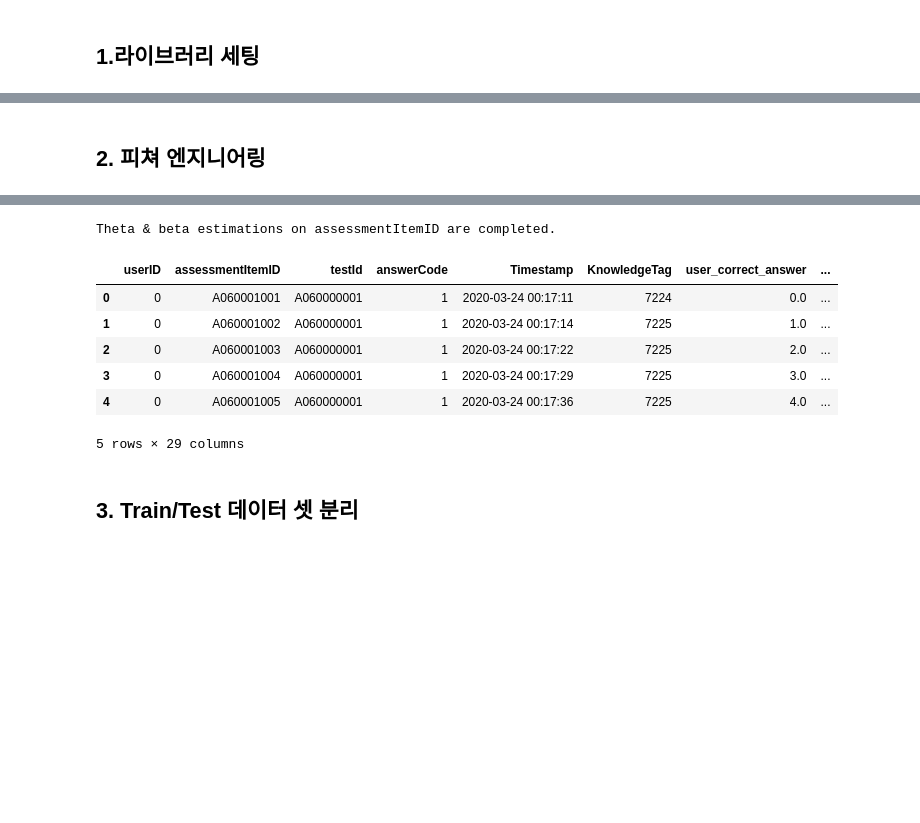
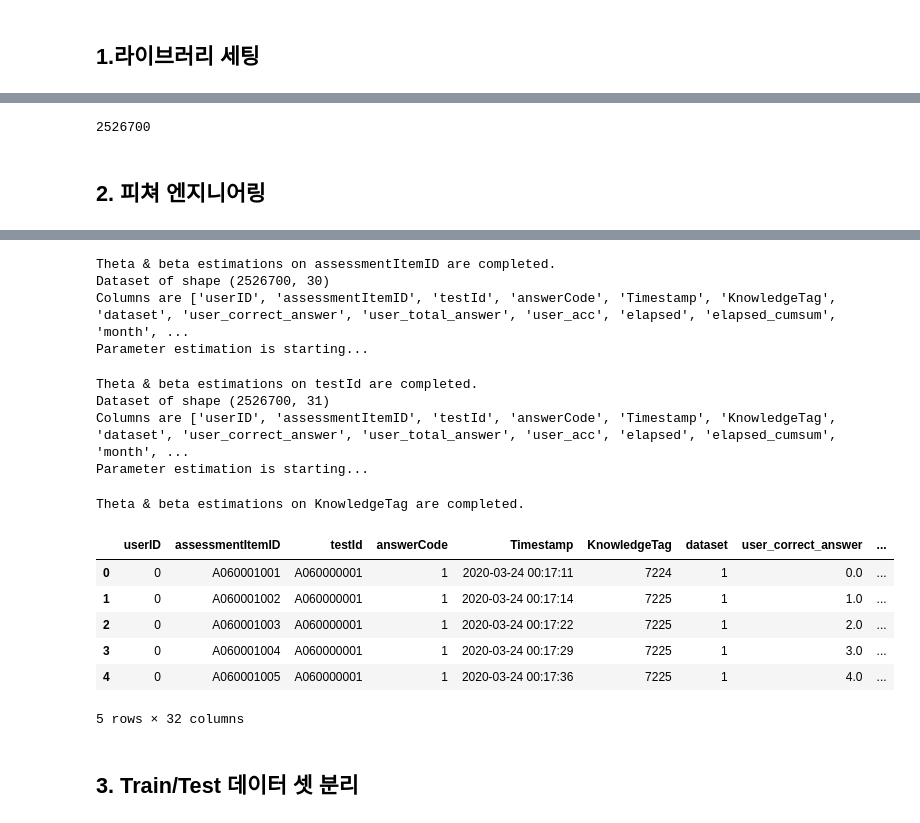
Before and after one commit to boostcampaitech5/level2_dkt-recsys-02, a Jupyter notebook: code/LGBM/LGBM_final.ipynb, the cells around one changed output, grey strips where cells are left out. Saved outputs shown, nothing was run; the diff lists cells and outputs as text; code cells hidden in the pictures; blank space fills up the shorter version.

```diff
--- a/code/LGBM/LGBM_ver1.ipynb
+++ b/code/LGBM/LGBM_final.ipynb
@@ -38,2 +38,13 @@ Wall time: 2.75 s
+# %%
+# 데이터데이터 + 훈련데이터 concat해서 피쳐 엔지니어링 -> 아이템 피쳐를 공유
+test_df = pd.read_csv(DATA_PATH+'test_data.csv' , dtype=dtype, parse_dates=['Timestamp'])
+test_df = test_df.sort_values(by=['userID', 'Timestamp']).reset_index(drop=True)
+df['dataset'] = 1
+test_df['dataset'] = 2
+all_df = pd.concat([df,test_df],axis=0)
+# %%
+len(all_df)
+# %% [output]
+2526700
 # %% [markdown]
 ## 2. 피쳐 엔지니어링
@@ -108,6 +117,6 @@ def feature_engineering(df):
 # %%
 #elo 함수
-def elo(df):
+def elo(df,col):
     def get_new_theta(is_good_answer, beta, left_asymptote, theta, nb_previous_answers):
         return theta + learning_rate_theta(nb_previous_answers) * (
             is_good_answer - probability_of_good_answer(theta, beta, left_asymptote)
@@ -130,7 +139,7 @@ def elo(df):
     def sigmoid(x):
         return 1 / (1 + np.exp(-x))
 
-    def estimate_parameters(answers_df, granularity_feature_name="assessmentItemID"):
+    def estimate_parameters(answers_df, granularity_feature_name=col):
         item_parameters = {
             granularity_feature_value: {"beta": 0, "nb_answers": 0}
             for granularity_feature_value in np.unique(
@@ -189,14 +198,15 @@ def elo(df):
 
     prob = [
         gou_func(student_parameters[student]["theta"], item_parameters[item]["beta"])
-        for student, item in zip(df.userID.values, df.assessmentItemID.values)
+        for student, item in zip(df.userID.values, df[col].values)
     ]
 
-    df["elo"] = prob
+    df["elo_"+col] = prob
 
     return df
 # %%
-df2 = feature_engineering(df)
-df2 = elo(df2)
+df2 = feature_engineering(all_df)
+for col in ['assessmentItemID','testId','KnowledgeTag']:
+    df2 = elo(df2,col)
 df2.head()
 # %% [output]
@@ -205,12 +215,20 @@ Columns are ['userID', 'assessmentItemID', 'testId', 'answerCode', 'Timestamp',
 Parameter estimation is starting...
 Theta & beta estimations on assessmentItemID are completed.
+Dataset of shape (2526700, 30)
+Columns are ['userID', 'assessmentItemID', 'testId', 'answerCode', 'Timestamp', 'KnowledgeTag', 'dataset', 'user_correct_answer', 'user_total_answer', 'user_acc', 'elapsed', 'elapsed_cumsum', 'month', ...
+Parameter estimation is starting...
+Theta & beta estimations on testId are completed.
+Dataset of shape (2526700, 31)
+Columns are ['userID', 'assessmentItemID', 'testId', 'answerCode', 'Timestamp', 'KnowledgeTag', 'dataset', 'user_correct_answer', 'user_total_answer', 'user_acc', 'elapsed', 'elapsed_cumsum', 'month', ...
+Parameter estimation is starting...
+Theta & beta estimations on KnowledgeTag are completed.
-|  | userID | assessmentItemID | testId | answerCode | Timestamp | KnowledgeTag | user_correct_answer | ... |
-| 0 | 0 | A060001001 | A060000001 | 1 | 2020-03-24 00:17:11 | 7224 | 0.0 | ... |
-| 1 | 0 | A060001002 | A060000001 | 1 | 2020-03-24 00:17:14 | 7225 | 1.0 | ... |
-| 2 | 0 | A060001003 | A060000001 | 1 | 2020-03-24 00:17:22 | 7225 | 2.0 | ... |
-| 3 | 0 | A060001004 | A060000001 | 1 | 2020-03-24 00:17:29 | 7225 | 3.0 | ... |
-| 4 | 0 | A060001005 | A060000001 | 1 | 2020-03-24 00:17:36 | 7225 | 4.0 | ... |
+|  | userID | assessmentItemID | testId | answerCode | Timestamp | KnowledgeTag | dataset | user_correct_answer | ... |
+| 0 | 0 | A060001001 | A060000001 | 1 | 2020-03-24 00:17:11 | 7224 | 1 | 0.0 | ... |
+| 1 | 0 | A060001002 | A060000001 | 1 | 2020-03-24 00:17:14 | 7225 | 1 | 1.0 | ... |
+| 2 | 0 | A060001003 | A060000001 | 1 | 2020-03-24 00:17:22 | 7225 | 1 | 2.0 | ... |
+| 3 | 0 | A060001004 | A060000001 | 1 | 2020-03-24 00:17:29 | 7225 | 1 | 3.0 | ... |
+| 4 | 0 | A060001005 | A060000001 | 1 | 2020-03-24 00:17:36 | 7225 | 1 | 4.0 | ... |
-5 rows × 29 columns
+5 rows × 32 columns
 # %% [markdown]
 ## 3. Train/Test 데이터 셋 분리
 # %%
```
Also changed, not shown: parts of 17 cells of this notebook, 1 other file.
